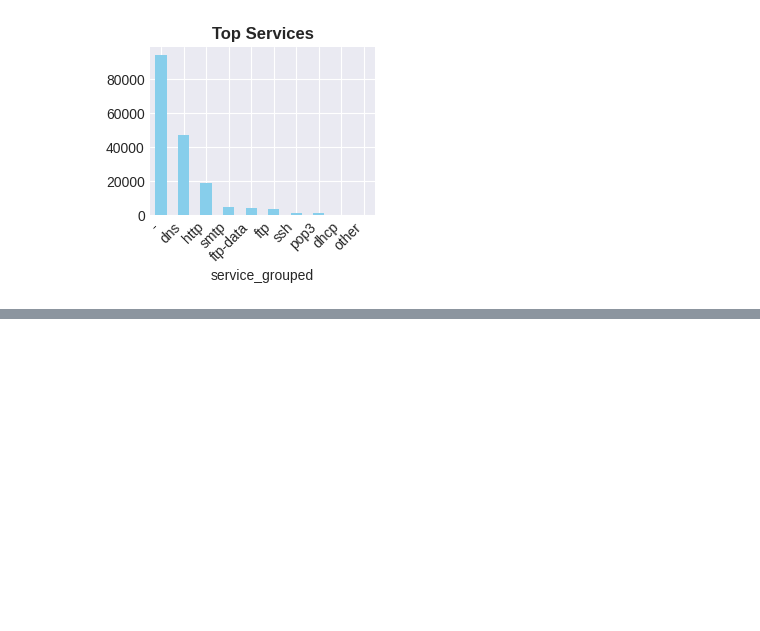
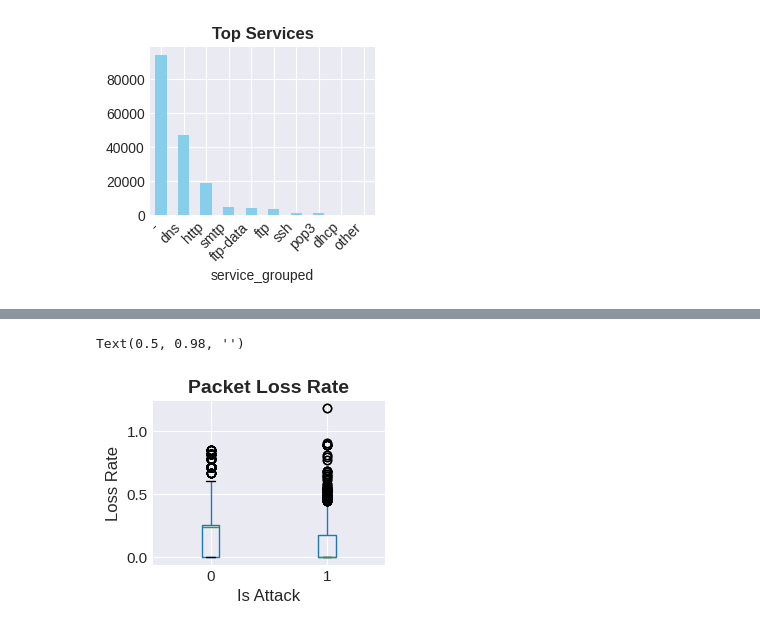
Before and after one commit to blueskinlizard/Cybersec-Dataset-Explorer, a Jupyter notebook: dataset_engineering/notebooks/UNSW_NB15_Exploration.ipynb, the cells around one changed output, grey strips where cells are left out. Cells and saved outputs as stored; diff of their text form; code cells hidden in the pictures; blank space fills up the shorter version.

```diff
--- a/dataset_engineering/notebooks/UNSW_NB15_Exploration.ipynb
+++ b/dataset_engineering/notebooks/UNSW_NB15_Exploration.ipynb
@@ -48,0 +70,12 @@ ax3.tick_params(labelsize=11)
+# %%
+# Packet loss visualization
+ax6 = plt.subplot(2, 2, 2)
+UNSW_NB15.boxplot(column='loss_rate', by='is_attack', ax=ax6)
+ax6.set_title('Packet Loss Rate', fontweight='bold', fontsize=14)
+ax6.set_xlabel('Is Attack', fontsize=12)
+ax6.set_ylabel('Loss Rate', fontsize=12)
+ax6.tick_params(labelsize=11)
+plt.suptitle('')
+# %% [output]
+Text(0.5, 0.98, '')
+[figure, added]
```
Also changed, not shown: parts of 6 cells of this notebook.
